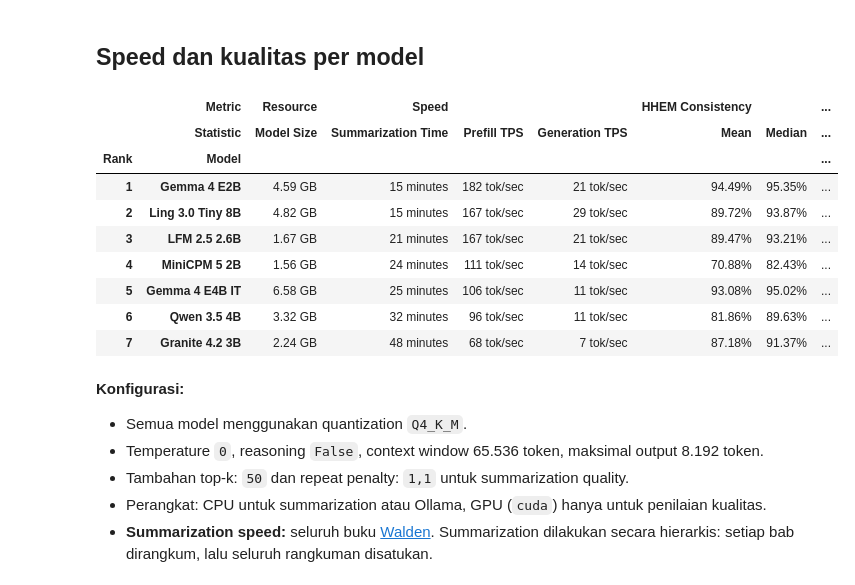
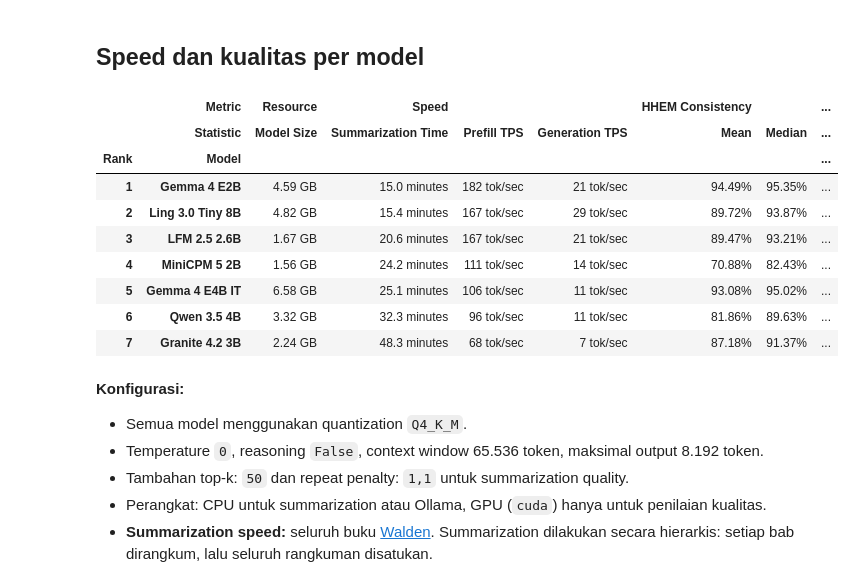
Before and after one commit to andyathsid/llm-summarization, a Jupyter notebook: benchmark/summarization-results-baseline.ipynb, the cells around one changed output. Saved outputs shown, nothing was run; the diff lists cells and outputs as text; code cells hidden in the pictures.

```diff
--- a/benchmark/summarization-results-baseline.ipynb
+++ b/benchmark/summarization-results-baseline.ipynb
@@ -185,41 +185,41 @@ model_display_names = {
     "gemma4:e4b-it-q4_K_M": "Gemma 4 E4B IT",
     "maternion/ling-3.0-tiny:8b-Q4_K_M": "Ling 3.0 Tiny 8B",
     "LiquidAI/lfm2.5-2.6b:q4_k_m": "LFM 2.5 2.6B",
     "openbmb/minicpm5-2b": "MiniCPM 5 2B",
     "qwen3.5:4b-q4_K_M": "Qwen 3.5 4B",
     "granite4.2:3b-q4_K_M": "Granite 4.2 3B",
 }
 model_display_names = {
     canonical_ollama_name(name): label for name, label in model_display_names.items()
 }
 display_df = combined_df.rename(index=lambda name: model_display_names.get(
     canonical_ollama_name(str(name)), name,
 ))
 
 formats = {
     ("Resource", "Model Size"): "{:.2f} GB",
-    ("Speed", "Summarization Time"): "{:.0f} minutes",
+    ("Speed", "Summarization Time"): "{:.1f} minutes",
     ("Speed", "Prefill TPS"): "{:.0f} tok/sec",
     ("Speed", "Generation TPS"): "{:.0f} tok/sec",
 }
 formats.update({column: "{:.2%}" for column in quality_display_df.columns})
 ranked_display_df = display_df.copy()
 ranked_display_df.index = pd.MultiIndex.from_arrays(
     [range(1, len(display_df) + 1), display_df.index], names=["Rank", "Model"],
 )
 
 display(ranked_display_df.style.format(formats, na_rep="N/A"))
 # %% [output]
 |  | Metric | Resource | Speed |  |  | HHEM Consistency |  | ... |
 |  | Statistic | Model Size | Summarization Time | Prefill TPS | Generation TPS | Mean | Median | ... |
 | Rank | Model |  |  |  |  |  |  | ... |
-| 1 | Gemma 4 E2B | 4.59 GB | 15 minutes | 182 tok/sec | 21 tok/sec | 94.49% | 95.35% | ... |
-| 2 | Ling 3.0 Tiny 8B | 4.82 GB | 15 minutes | 167 tok/sec | 29 tok/sec | 89.72% | 93.87% | ... |
-| 3 | LFM 2.5 2.6B | 1.67 GB | 21 minutes | 167 tok/sec | 21 tok/sec | 89.47% | 93.21% | ... |
-| 4 | MiniCPM 5 2B | 1.56 GB | 24 minutes | 111 tok/sec | 14 tok/sec | 70.88% | 82.43% | ... |
-| 5 | Gemma 4 E4B IT | 6.58 GB | 25 minutes | 106 tok/sec | 11 tok/sec | 93.08% | 95.02% | ... |
-| 6 | Qwen 3.5 4B | 3.32 GB | 32 minutes | 96 tok/sec | 11 tok/sec | 81.86% | 89.63% | ... |
-| 7 | Granite 4.2 3B | 2.24 GB | 48 minutes | 68 tok/sec | 7 tok/sec | 87.18% | 91.37% | ... |
+| 1 | Gemma 4 E2B | 4.59 GB | 15.0 minutes | 182 tok/sec | 21 tok/sec | 94.49% | 95.35% | ... |
+| 2 | Ling 3.0 Tiny 8B | 4.82 GB | 15.4 minutes | 167 tok/sec | 29 tok/sec | 89.72% | 93.87% | ... |
+| 3 | LFM 2.5 2.6B | 1.67 GB | 20.6 minutes | 167 tok/sec | 21 tok/sec | 89.47% | 93.21% | ... |
+| 4 | MiniCPM 5 2B | 1.56 GB | 24.2 minutes | 111 tok/sec | 14 tok/sec | 70.88% | 82.43% | ... |
+| 5 | Gemma 4 E4B IT | 6.58 GB | 25.1 minutes | 106 tok/sec | 11 tok/sec | 93.08% | 95.02% | ... |
+| 6 | Qwen 3.5 4B | 3.32 GB | 32.3 minutes | 96 tok/sec | 11 tok/sec | 81.86% | 89.63% | ... |
+| 7 | Granite 4.2 3B | 2.24 GB | 48.3 minutes | 68 tok/sec | 7 tok/sec | 87.18% | 91.37% | ... |
 # %% [markdown]
 **Konfigurasi:**
 
```
Also changed, not shown: parts of 1 cell of this notebook.
